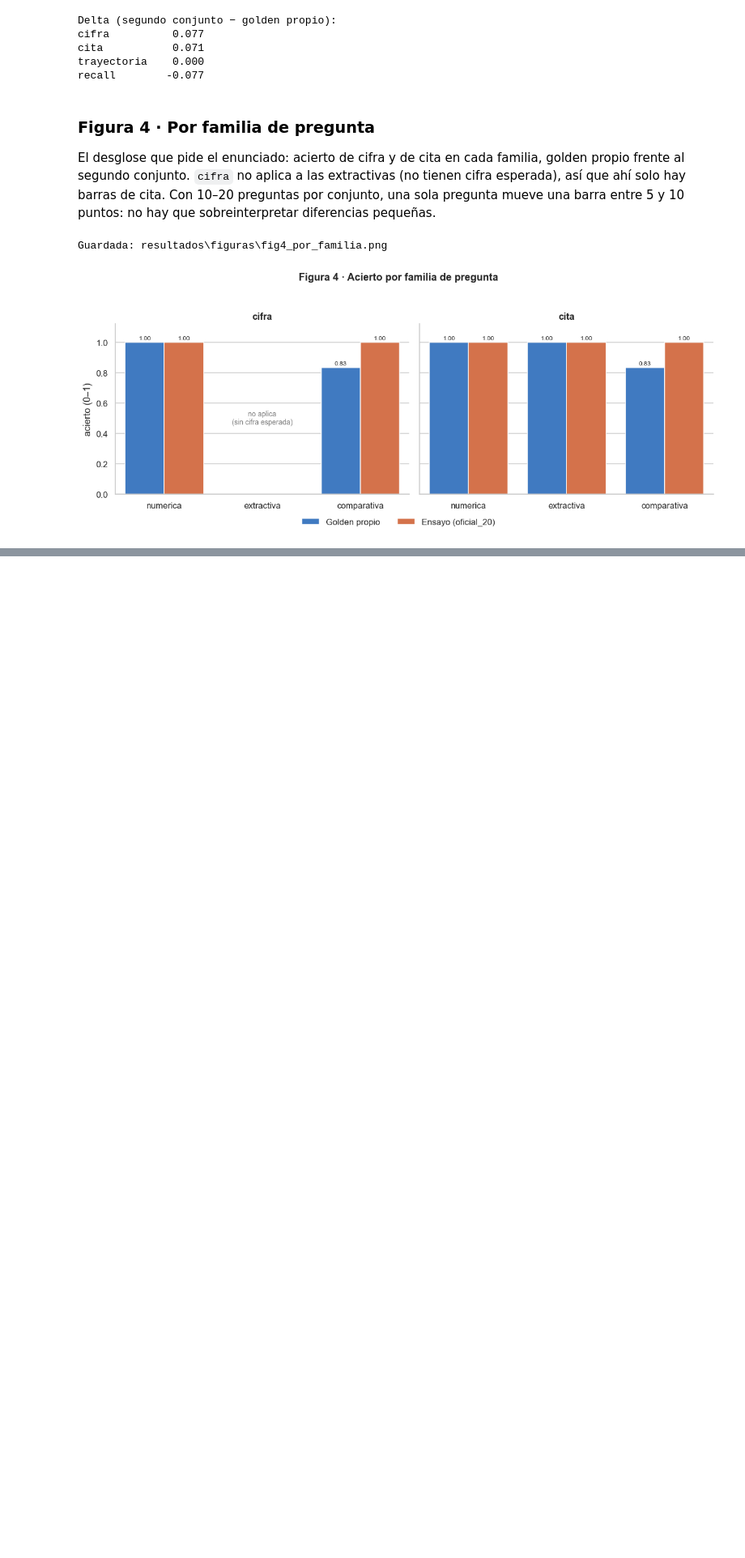
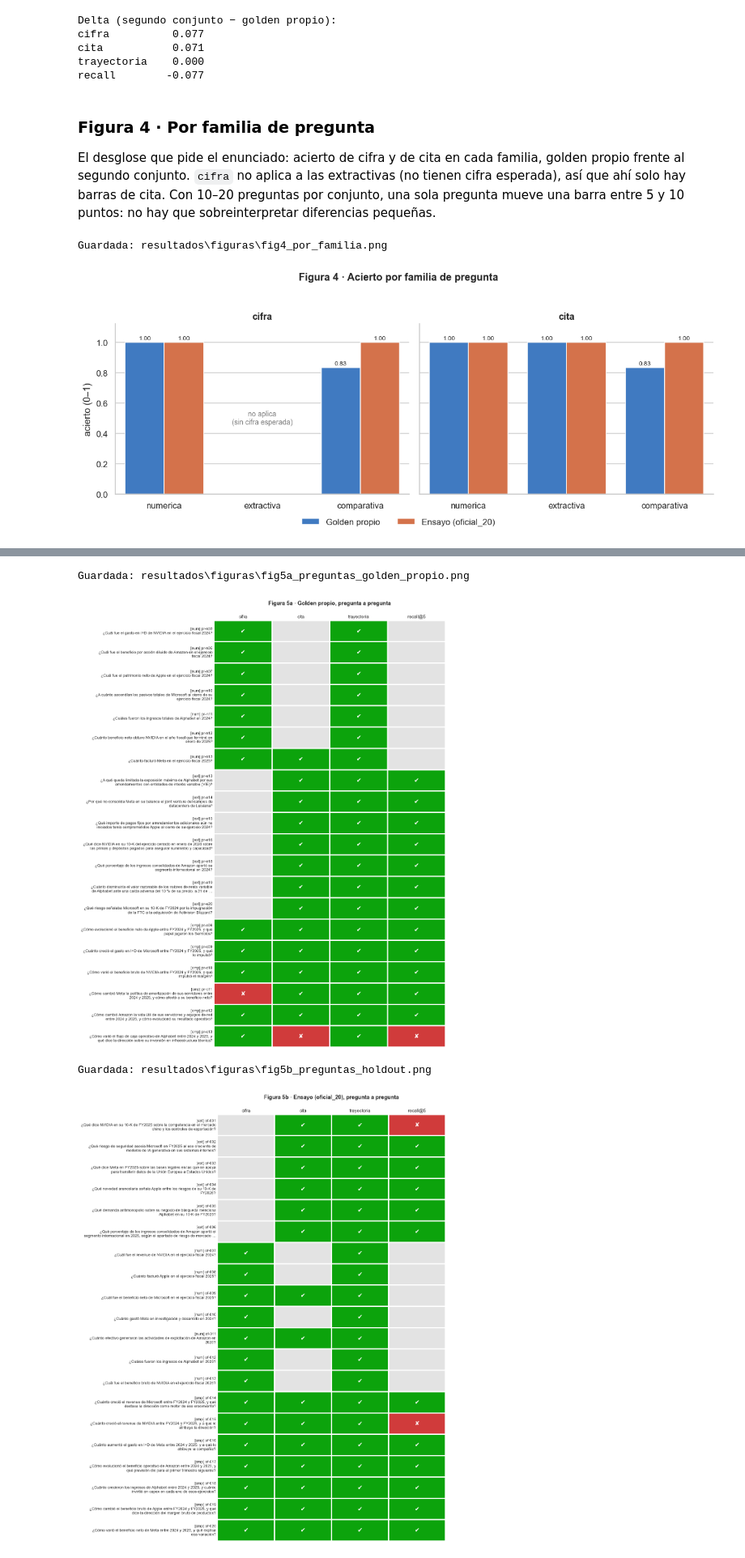
Before and after one commit to eglezarr/sec-10k-agents, a Jupyter notebook: notebooks/06_hold_out.ipynb, the cells around one changed output, grey strips where cells are left out. Shown at 81% size. Cells and saved outputs as stored; diff of their text form; code cells hidden in the pictures; blank space fills up the shorter version.

```diff
--- a/notebooks/06_hold_out.ipynb
+++ b/notebooks/06_hold_out.ipynb
@@ -300,0 +306,52 @@ Guardada: resultados\figuras\fig4_por_familia.png
+# %%
+import textwrap
+
+from matplotlib.colors import ListedColormap
+
+GOLDEN_PROPIO = evaluadores.cargar_golden(RAIZ / "golden" / "golden_set.jsonl")
+COLS = [("cifra_ok", "cifra"), ("cita_ok", "cita"), ("tool_ok", "trayectoria"), ("recall", "recall@5")]
+ABREV = {"numerica": "num", "extractiva": "ext", "comparativa": "cmp"}
+PALETA = ListedColormap(["#d03b3b", "#0ca30c"])   # 0 = mal, 1 = bien (los n/a se pintan aparte)
+
+
+def _bool(x):
+    return {"True": 1.0, "False": 0.0}.get(str(x), float("nan"))
+
+
+def mapa_preguntas(resultados, golden, titulo, nombre):
+    texto = {p["id"]: p["pregunta"] for p in golden}
+    m = resultados.copy()
+    def _etiqueta(i, f):
+        lineas = textwrap.wrap(texto.get(i, "?"), 72, max_lines=2, placeholder=" …")
+        return f"[{ABREV.get(f, f)}] {i}\n" + "\n".join(lineas)
+
+    m["etiqueta"] = [_etiqueta(i, f) for i, f in zip(m["id"], m["familia"])]
+    valores = pd.DataFrame({nom: m[col].map(_bool) for col, nom in COLS}).set_axis(m["etiqueta"])
+    marcas = valores.map(lambda v: "" if pd.isna(v) else ("✔" if v == 1 else "✘"))
+
+    fig, eje = plt.subplots(figsize=(11.5, 0.62 * len(valores) + 1.6))
+    eje.set_facecolor("#e3e3e3")                      # las celdas n/a (NaN) quedan en gris
+    eje.grid(False)                                   # sin rejilla del tema sobre las celdas grises
+    sns.heatmap(valores, cmap=PALETA, vmin=0, vmax=1, annot=marcas, fmt="", cbar=False,
+                linewidths=2.5, linecolor="white",
+                annot_kws={"fontsize": 13, "color": "white", "fontweight": "bold", "fontfamily": "DejaVu Sans"},
+                ax=eje)
+    eje.xaxis.tick_top()
+    eje.tick_params(axis="x", labelsize=10, length=0)
+    eje.tick_params(axis="y", labelsize=8.5, length=0)
+    eje.set_ylabel("")
+    eje.set_title(titulo, fontweight="bold", fontsize=12, pad=34)
+    fig.tight_layout()
+    guardar(fig, nombre)
+    plt.show()
+
+
+mapa_preguntas(propio, GOLDEN_PROPIO,
+               "Figura 5a · Golden propio, pregunta a pregunta", "fig5a_preguntas_golden_propio")
+mapa_preguntas(df, preguntas,
+               f"Figura 5b · {NOMBRE_H}, pregunta a pregunta", "fig5b_preguntas_holdout")
+# %% [output]
+Guardada: resultados\figuras\fig5a_preguntas_golden_propio.png
+[figure, added]
+Guardada: resultados\figuras\fig5b_preguntas_holdout.png
+[figure, added]
```
Also changed, not shown: parts of 3 cells of this notebook, 2 other files.
